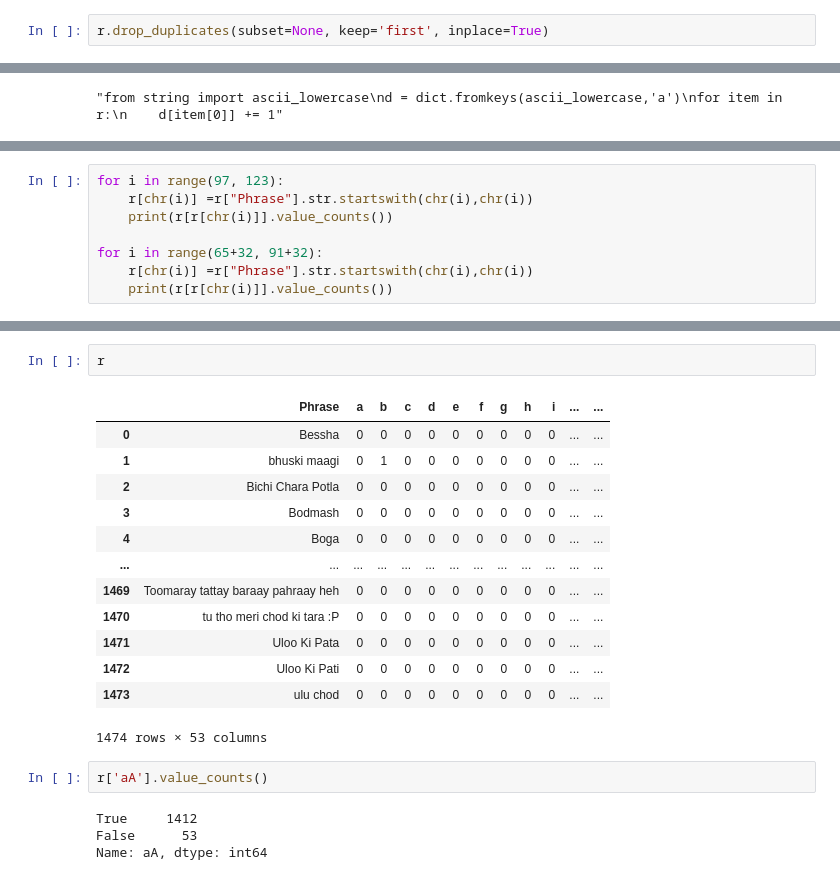
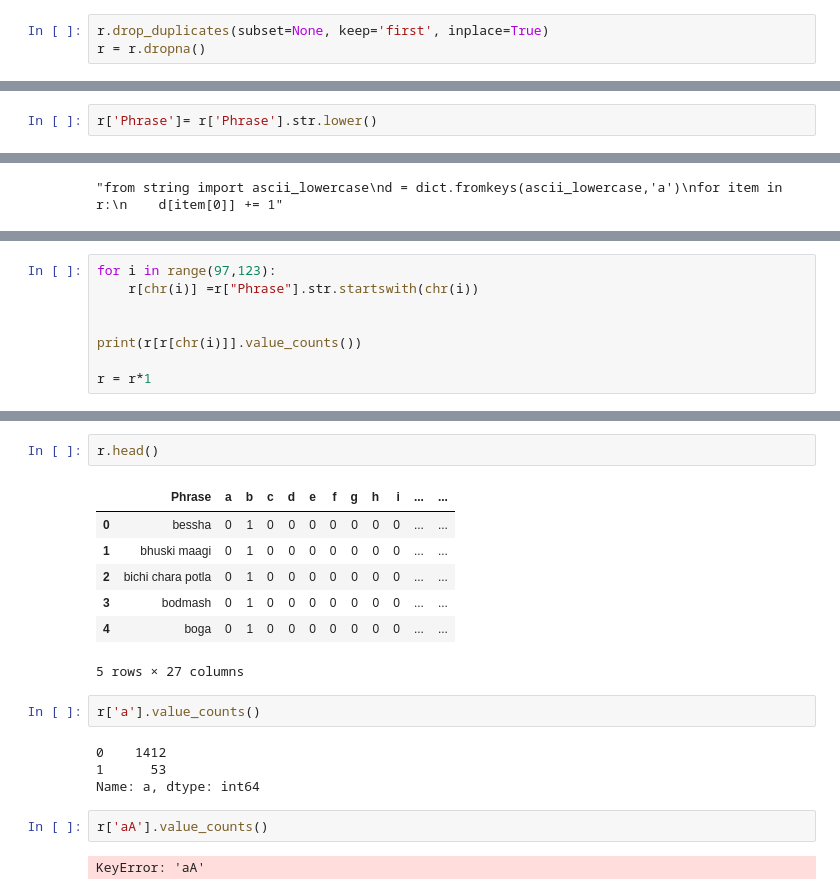
Before and after one commit to viveks-codes/IBW-Dataset, a Jupyter notebook: PrepAndMerge.ipynb, the cells around one changed output, grey strips where cells are left out. Drawn from its saved outputs; the diff is of its cells as text.

```diff
--- a/PrepAndMerge.ipynb
+++ b/PrepAndMerge.ipynb
@@ -103,6 +103,7 @@ r.head()
 | 4 | Boga |
 # %%
 r.drop_duplicates(subset=None, keep='first', inplace=True)
+r = r.dropna()
 # %%
 r.shape
 # %% [output]
@@ -110,5 +111,7 @@ r.shape
 # %%
 r.columns = ['Phrase']
+# %%
+r['Phrase']= r['Phrase'].str.lower()
 # %%
 r.head()
 # %% [output]
@@ -150,9 +133,9 @@ d
 # %%
-for i in range(97, 123):
-    r[chr(i)] =r["Phrase"].str.startswith(chr(i),chr(i))
-    print(r[r[chr(i)]].value_counts())
+for i in range(97,123):
+    r[chr(i)] =r["Phrase"].str.startswith(chr(i))
 
-for i in range(65+32, 91+32):
-    r[chr(i)] =r["Phrase"].str.startswith(chr(i),chr(i))
-    print(r[r[chr(i)]].value_counts())
+
+print(r[r[chr(i)]].value_counts())
+
+r = r*1
 # %% [output]
@@ -178,22 +170,20 @@ r = r*1
 # %%
-r
+r.head()
 # %% [output]
 |  | Phrase | a | b | c | d | e | f | g | h | i | ... | ... |
-| 0 | Bessha | 0 | 0 | 0 | 0 | 0 | 0 | 0 | 0 | 0 | ... | ... |
+| 0 | bessha | 0 | 1 | 0 | 0 | 0 | 0 | 0 | 0 | 0 | ... | ... |
 | 1 | bhuski maagi | 0 | 1 | 0 | 0 | 0 | 0 | 0 | 0 | 0 | ... | ... |
-| 2 | Bichi Chara Potla | 0 | 0 | 0 | 0 | 0 | 0 | 0 | 0 | 0 | ... | ... |
-| 3 | Bodmash | 0 | 0 | 0 | 0 | 0 | 0 | 0 | 0 | 0 | ... | ... |
-| 4 | Boga | 0 | 0 | 0 | 0 | 0 | 0 | 0 | 0 | 0 | ... | ... |
-| ... | ... | ... | ... | ... | ... | ... | ... | ... | ... | ... | ... | ... |
-| 1469 | Toomaray tattay baraay pahraay heh | 0 | 0 | 0 | 0 | 0 | 0 | 0 | 0 | 0 | ... | ... |
-| 1470 | tu tho meri chod ki tara :P | 0 | 0 | 0 | 0 | 0 | 0 | 0 | 0 | 0 | ... | ... |
-| 1471 | Uloo Ki Pata | 0 | 0 | 0 | 0 | 0 | 0 | 0 | 0 | 0 | ... | ... |
-| 1472 | Uloo Ki Pati | 0 | 0 | 0 | 0 | 0 | 0 | 0 | 0 | 0 | ... | ... |
-| 1473 | ulu chod | 0 | 0 | 0 | 0 | 0 | 0 | 0 | 0 | 0 | ... | ... |
+| 2 | bichi chara potla | 0 | 1 | 0 | 0 | 0 | 0 | 0 | 0 | 0 | ... | ... |
+| 3 | bodmash | 0 | 1 | 0 | 0 | 0 | 0 | 0 | 0 | 0 | ... | ... |
+| 4 | boga | 0 | 1 | 0 | 0 | 0 | 0 | 0 | 0 | 0 | ... | ... |
-1474 rows × 53 columns
+5 rows × 27 columns
+# %%
+r['a'].value_counts()
+# %% [output]
+0    1412
+1      53
+Name: a, dtype: int64
 # %%
 r['aA'].value_counts()
 # %% [output]
-True     1412
-False      53
-Name: aA, dtype: int64
+KeyError: 'aA'
```
Also changed, not shown: parts of 10 cells of this notebook.
